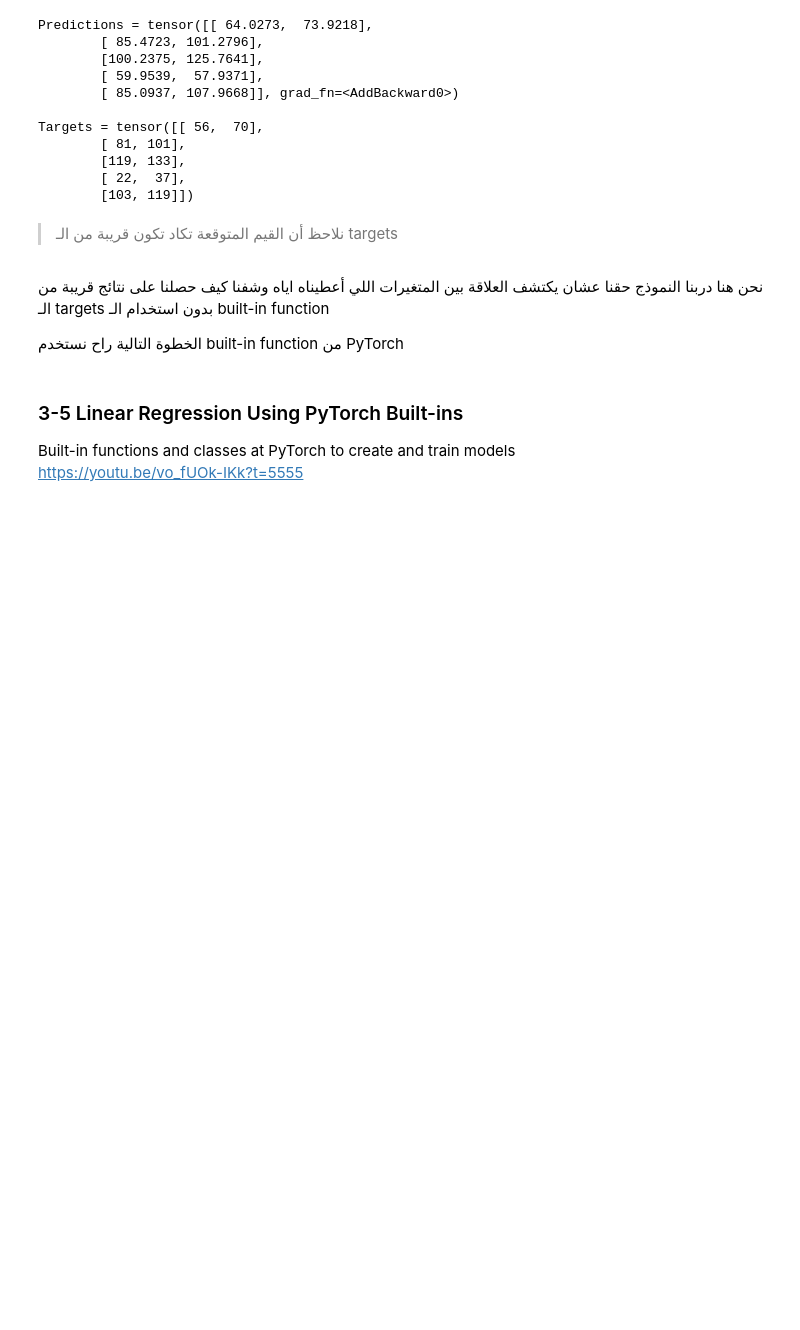
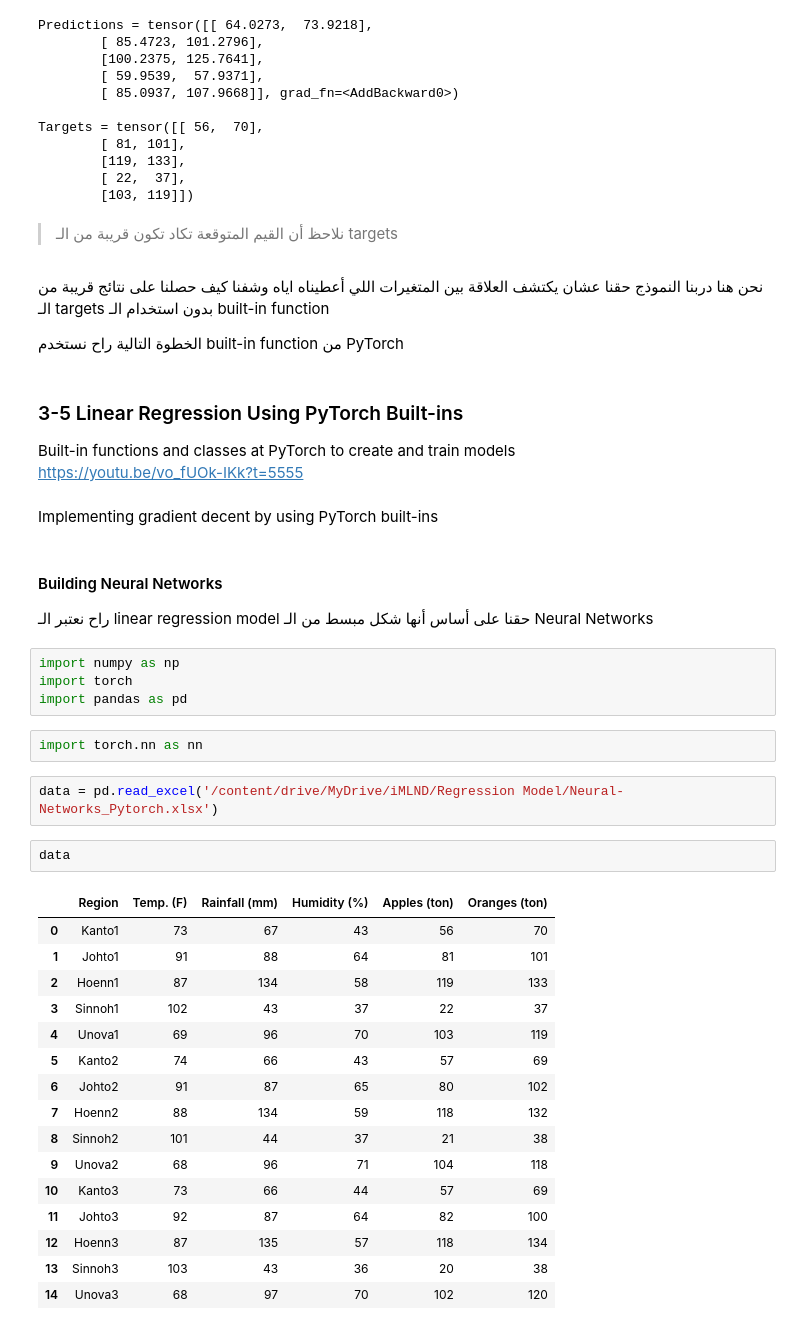
Before and after one commit to JBadawood/Machine_Learning, a Jupyter notebook: Linear_Regression/Linear_Regression.ipynb, the cells around one changed output. Saved outputs shown, nothing was run; the diff lists cells and outputs as text; blank space fills up the shorter version.

Commit message:
Training Linear Regression Model Using PyTorch Built-ins

```diff
--- a/Linear_Regression/Linear_Regression.ipynb
+++ b/Linear_Regression/Linear_Regression.ipynb
@@ -2031,3 +2031,35 @@ Targets = tensor([[ 56,  70],
 ### 3-5 Linear Regression Using PyTorch Built-ins
 Built-in functions and classes at PyTorch to create and train models\
 https://youtu.be/vo_fUOk-IKk?t=5555
+# %% [markdown]
+Implementing gradient decent by using PyTorch built-ins
+# %% [markdown]
+#### Building Neural Networks
+راح نعتبر الـ linear regression model حقنا على أساس أنها شكل مبسط من الـ Neural Networks
+# %%
+import numpy as np
+import torch
+import pandas as pd
+# %%
+import torch.nn as nn
+# %%
+data = pd.read_excel('/content/drive/MyDrive/iMLND/Regression Model/Neural-Networks_Pytorch.xlsx')
+# %%
+data
+# %% [output]
+|  | Region | Temp. (F) | Rainfall (mm) | Humidity (%) | Apples (ton) | Oranges (ton) |
+| 0 | Kanto1 | 73 | 67 | 43 | 56 | 70 |
+| 1 | Johto1 | 91 | 88 | 64 | 81 | 101 |
+| 2 | Hoenn1 | 87 | 134 | 58 | 119 | 133 |
+| 3 | Sinnoh1 | 102 | 43 | 37 | 22 | 37 |
+| 4 | Unova1 | 69 | 96 | 70 | 103 | 119 |
+| 5 | Kanto2 | 74 | 66 | 43 | 57 | 69 |
+| 6 | Johto2 | 91 | 87 | 65 | 80 | 102 |
+| 7 | Hoenn2 | 88 | 134 | 59 | 118 | 132 |
+| 8 | Sinnoh2 | 101 | 44 | 37 | 21 | 38 |
+| 9 | Unova2 | 68 | 96 | 71 | 104 | 118 |
+| 10 | Kanto3 | 73 | 66 | 44 | 57 | 69 |
+| 11 | Johto3 | 92 | 87 | 64 | 82 | 100 |
+| 12 | Hoenn3 | 87 | 135 | 57 | 118 | 134 |
+| 13 | Sinnoh3 | 103 | 43 | 36 | 20 | 38 |
+| 14 | Unova3 | 68 | 97 | 70 | 102 | 120 |
```
Also changed, not shown: parts of 46 cells of this notebook.
